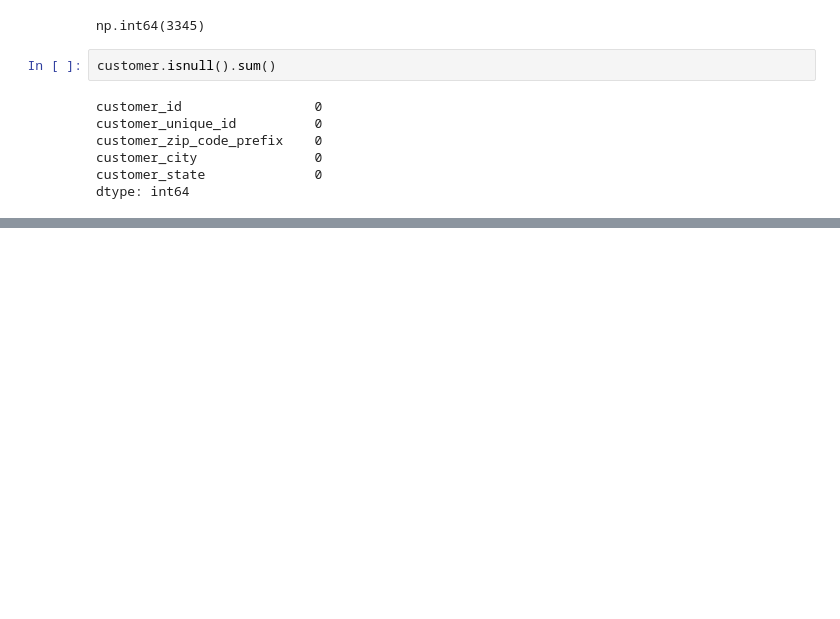
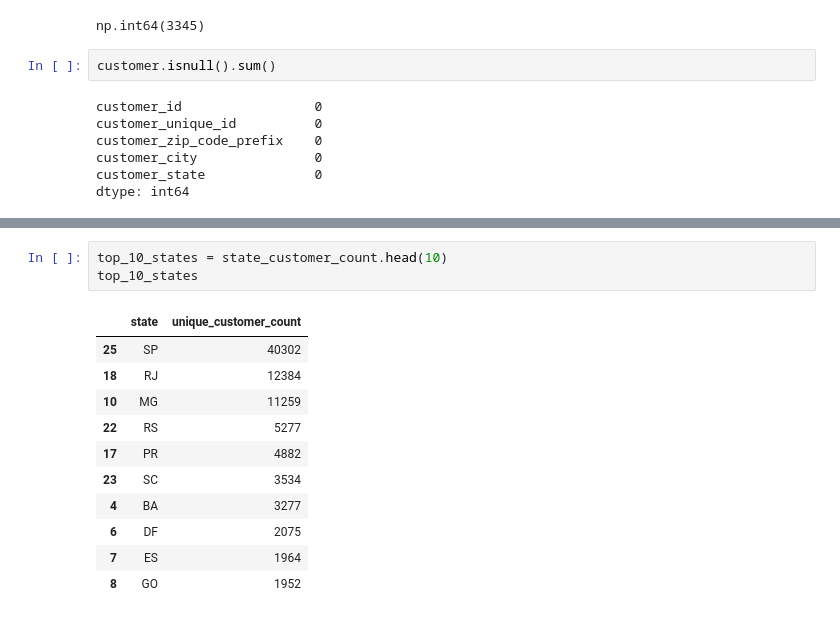
Before and after one commit to Shashank-katare/olist-customer-geography-analysis, a Jupyter notebook: notebooks/olist_visual_analysis.ipynb, the cells around one changed output, grey strips where cells are left out. Saved outputs shown, nothing was run; the diff lists cells and outputs as text; blank space fills up the shorter version.

```diff
--- a/notebooks/olist_visual_analysis.ipynb
+++ b/notebooks/olist_visual_analysis.ipynb
@@ -80,0 +98,15 @@ ValueError: No axis named state for object type DataFrame
+# %%
+top_10_states = state_customer_count.head(10)
+top_10_states
+# %% [output]
+|  | state | unique_customer_count |
+| 25 | SP | 40302 |
+| 18 | RJ | 12384 |
+| 10 | MG | 11259 |
+| 22 | RS | 5277 |
+| 17 | PR | 4882 |
+| 23 | SC | 3534 |
+| 4 | BA | 3277 |
+| 6 | DF | 2075 |
+| 7 | ES | 1964 |
+| 8 | GO | 1952 |
```
Also changed, not shown: parts of 5 cells of this notebook, 2 other files.
